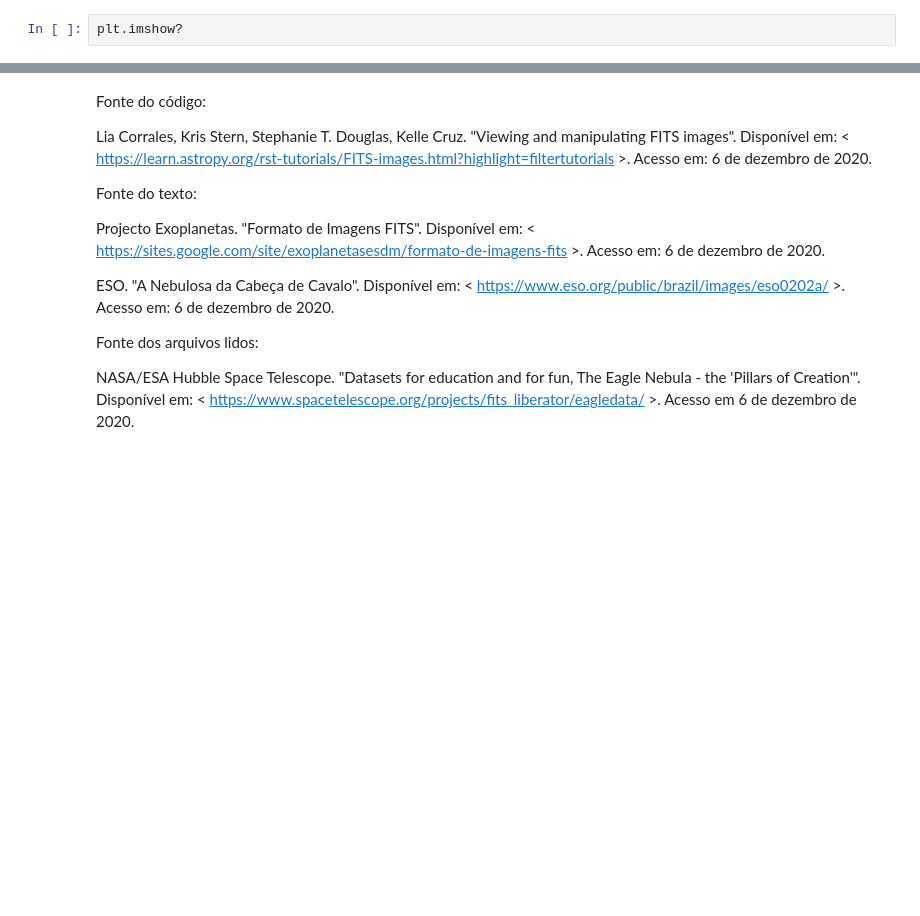
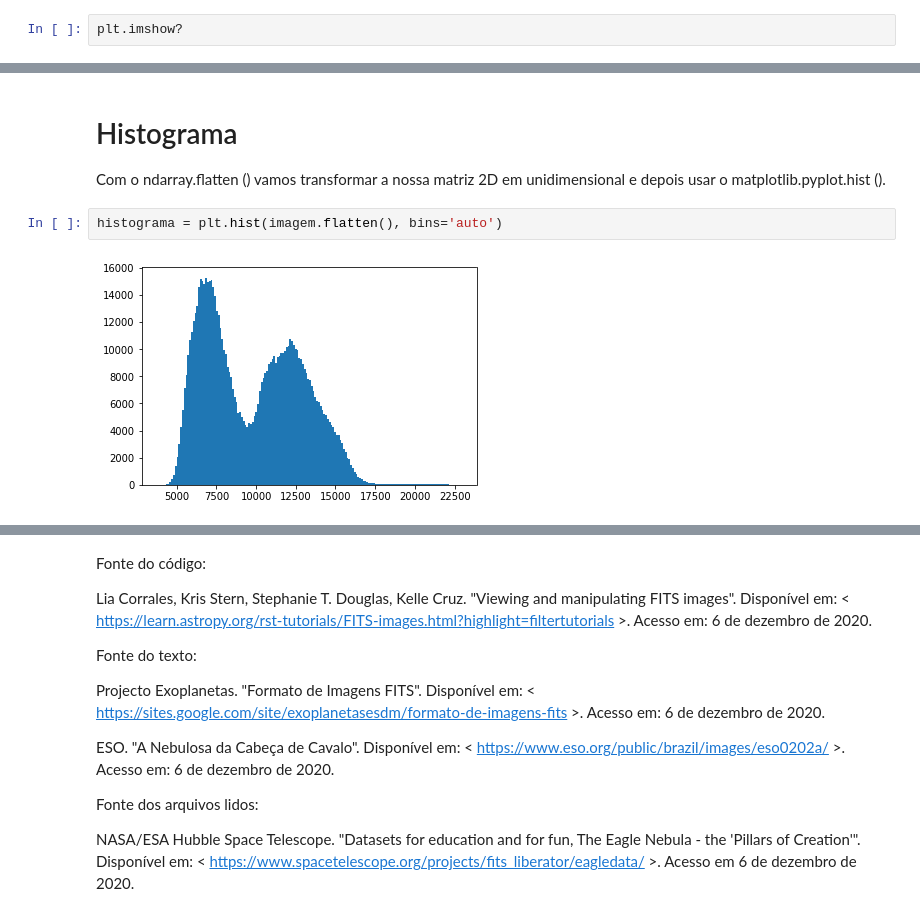
Before and after one commit to DEBTHOMAZ/Astropy-para-brasileiros, a Jupyter notebook: 4 - Imagens .fits.ipynb, the cells around one changed output, grey strips where cells are left out. Drawn from its saved outputs; the diff is of its cells as text; blank space fills up the shorter version.

Commit message:
Finalizado (pelo menos até surgirem novas ideias) o notebook 4 sobre imagens Fits

```diff
--- a/4 - Imagens .fits.ipynb
+++ b/4 - Imagens .fits.ipynb
@@ -108,0 +122,8 @@ plt.imshow?
+# %% [markdown]
+# Histograma
+
+Com o ndarray.flatten () vamos transformar a nossa matriz 2D em unidimensional e depois usar o matplotlib.pyplot.hist ().
+# %%
+histograma = plt.hist(imagem.flatten(), bins='auto')
+# %% [output]
+[figure, added]
```
Also changed, not shown: parts of 11 cells of this notebook, 3 other files.
